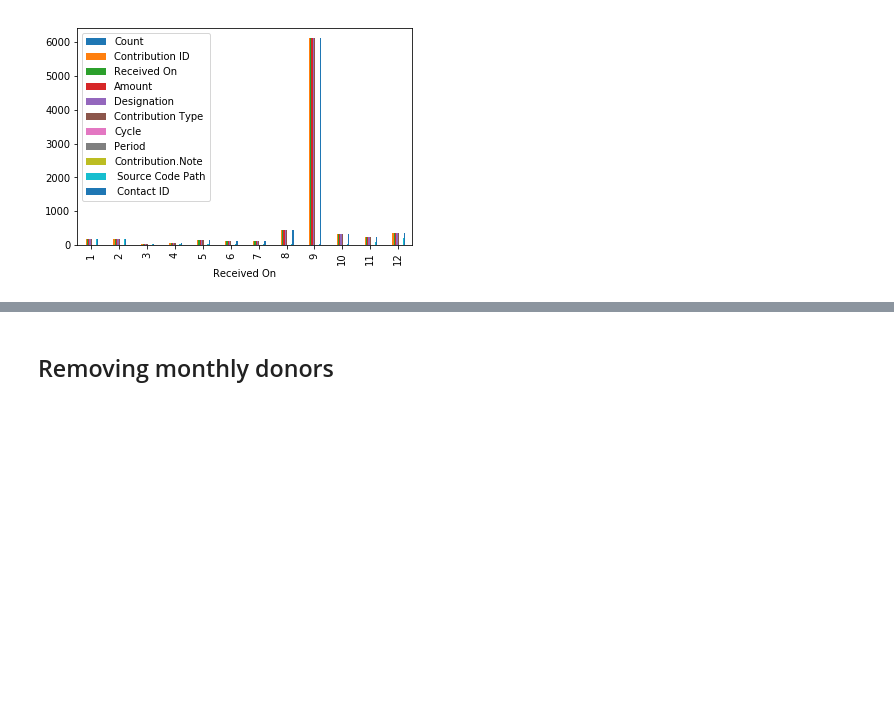
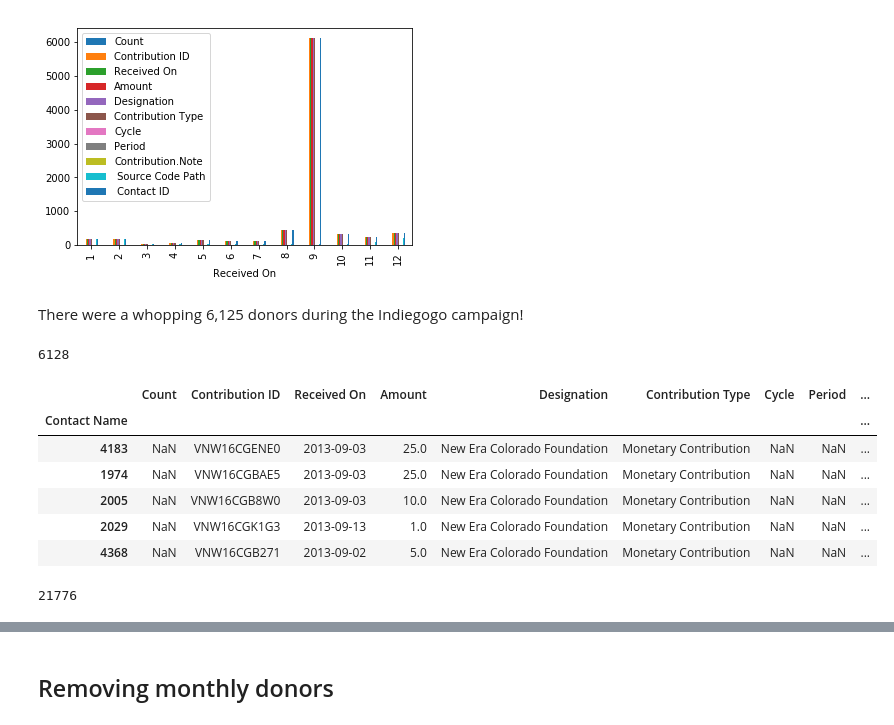
Before and after one commit to thebbennett/data-science-for-nonprofits, a Jupyter notebook: Historical Donor Data Analysis.ipynb, the cells around one changed output, grey strips where cells are left out. Saved outputs shown, nothing was run; the diff lists cells and outputs as text; code cells hidden in the pictures; blank space fills up the shorter version.

```diff
--- a/Historical Donor Data Analysis.ipynb
+++ b/Historical Donor Data Analysis.ipynb
@@ -140,3 +140,25 @@ c3_clean.groupby(c3_clean["Received On"].dt.month).count().plot(kind="bar")
 # %% [output]
 <matplotlib.axes._subplots.AxesSubplot at 0x...>
 [figure]
+# %% [markdown]
+There were a whopping 6,125 donors during the Indiegogo campaign!
+# %%
+len(donors_2013[donors_2013['Received On'].apply(lambda x: x.month == 9)])
+# %% [output]
+6128
+# %%
+indiegogo = c3_clean[c3_clean['Received On'].apply(lambda x: x.month == 9)]
+indiegogo.head()
+# %% [output]
+|  | Count | Contribution ID | Received On | Amount | Designation | Contribution Type | Cycle | Period | ... |
+| Contact Name |  |  |  |  |  |  |  |  | ... |
+| 4183 | NaN | VNW16CGENE0 | 2013-09-03 | 25.0 | New Era Colorado Foundation | Monetary Contribution | NaN | NaN | ... |
+| 1974 | NaN | VNW16CGBAE5 | 2013-09-03 | 25.0 | New Era Colorado Foundation | Monetary Contribution | NaN | NaN | ... |
+| 2005 | NaN | VNW16CGB8W0 | 2013-09-03 | 10.0 | New Era Colorado Foundation | Monetary Contribution | NaN | NaN | ... |
+| 2029 | NaN | VNW16CGK1G3 | 2013-09-13 | 1.0 | New Era Colorado Foundation | Monetary Contribution | NaN | NaN | ... |
+| 4368 | NaN | VNW16CGB271 | 2013-09-02 | 5.0 | New Era Colorado Foundation | Monetary Contribution | NaN | NaN | ... |
+# %%
+c3_clean = pd.concat([c3_clean, indiegogo]).drop_duplicates(keep=False)
+len(c3_clean)
+# %% [output]
+21776
```
Also changed, not shown: parts of 48 cells of this notebook.
